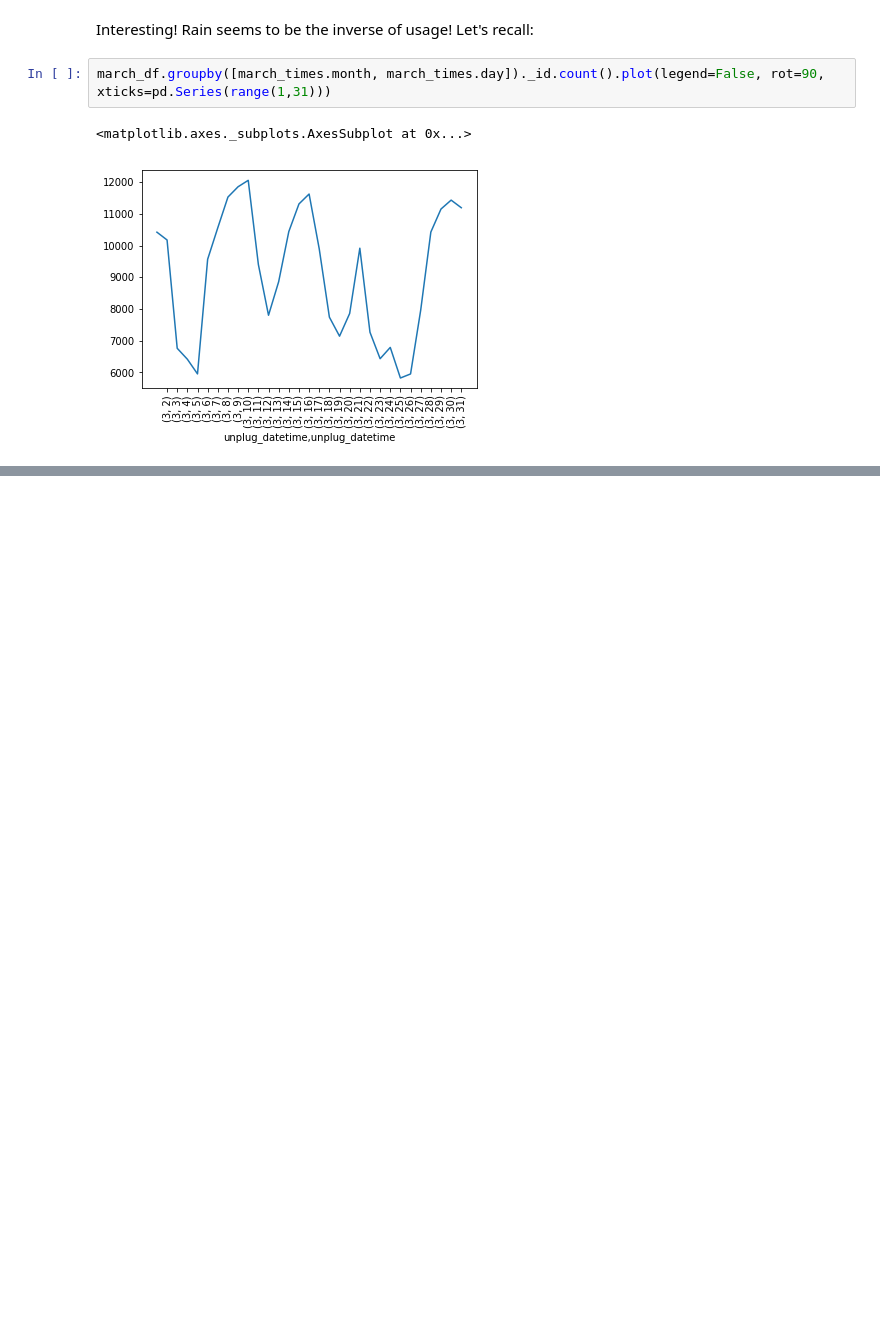
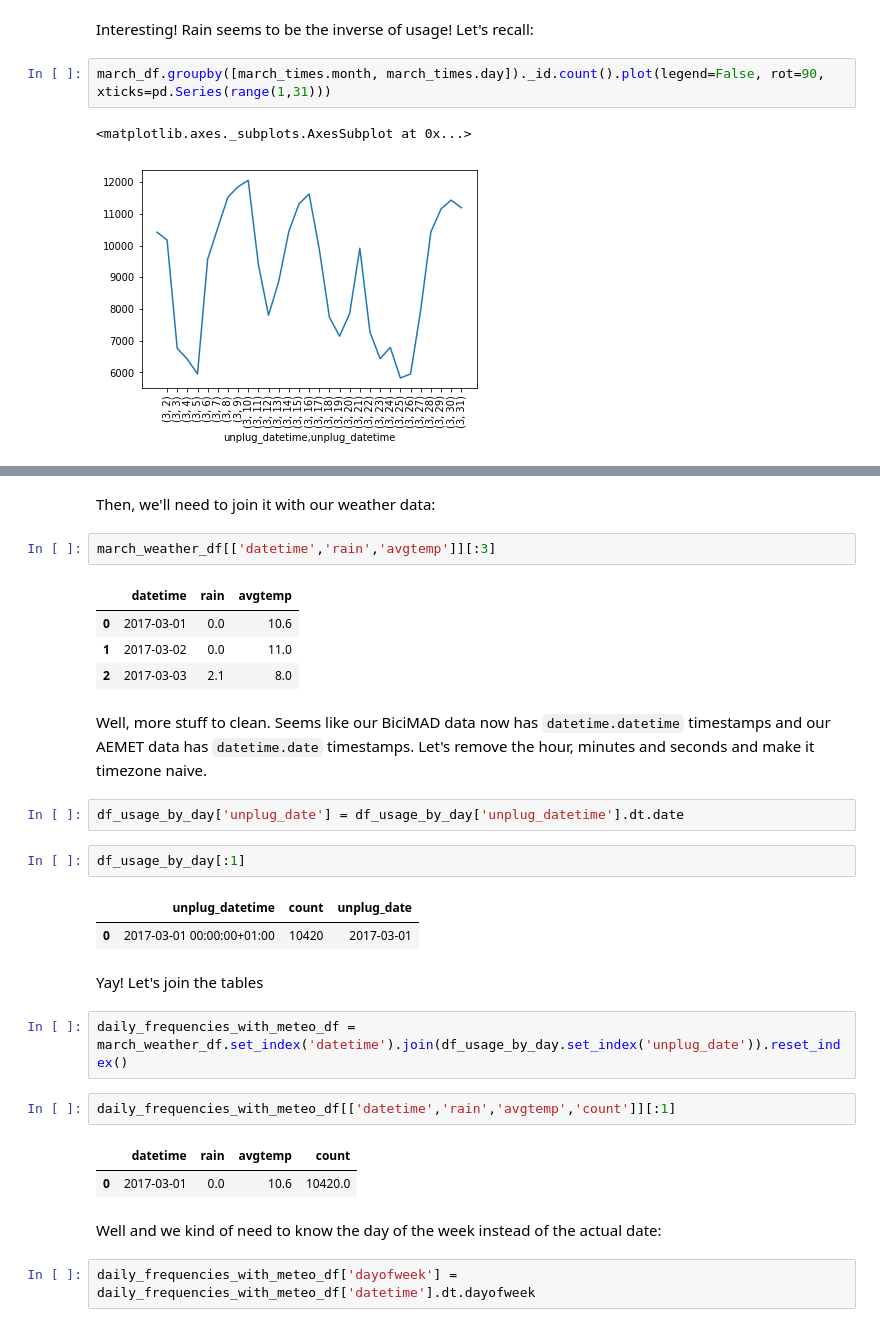
Before and after one commit to rameerez/bicimad-data-analysis, a Jupyter notebook: service-usage-machine-learning.ipynb, the cells around one changed output, grey strips where cells are left out. Saved outputs shown, nothing was run; the diff lists cells and outputs as text; blank space fills up the shorter version.

```diff
--- a/bicimad-machine-learning.ipynb
+++ b/service-usage-machine-learning.ipynb
@@ -104,0 +150,31 @@ march_df.groupby([march_times.month, march_times.day])._id.count().plot(legend=F
+# %% [markdown]
+Then, we'll need to join it with our weather data:
+# %%
+march_weather_df[['datetime','rain','avgtemp']][:3]
+# %% [output]
+|  | datetime | rain | avgtemp |
+| 0 | 2017-03-01 | 0.0 | 10.6 |
+| 1 | 2017-03-02 | 0.0 | 11.0 |
+| 2 | 2017-03-03 | 2.1 | 8.0 |
+# %% [markdown]
+Well, more stuff to clean. Seems like our BiciMAD data now has `datetime.datetime` timestamps and our AEMET data has `datetime.date` timestamps. Let's remove the hour, minutes and seconds and make it timezone naive.
+# %%
+df_usage_by_day['unplug_date'] = df_usage_by_day['unplug_datetime'].dt.date
+# %%
+df_usage_by_day[:1]
+# %% [output]
+|  | unplug_datetime | count | unplug_date |
+| 0 | 2017-03-01 00:00:00+01:00 | 10420 | 2017-03-01 |
+# %% [markdown]
+Yay! Let's join the tables
+# %%
+daily_frequencies_with_meteo_df = march_weather_df.set_index('datetime').join(df_usage_by_day.set_index('unplug_date')).reset_index()
+# %%
+daily_frequencies_with_meteo_df[['datetime','rain','avgtemp','count']][:1]
+# %% [output]
+|  | datetime | rain | avgtemp | count |
+| 0 | 2017-03-01 | 0.0 | 10.6 | 10420.0 |
+# %% [markdown]
+Well and we kind of need to know the day of the week instead of the actual date:
+# %%
+daily_frequencies_with_meteo_df['dayofweek'] = daily_frequencies_with_meteo_df['datetime'].dt.dayofweek
```
Also changed, not shown: parts of 34 cells of this notebook, 8 other files.
